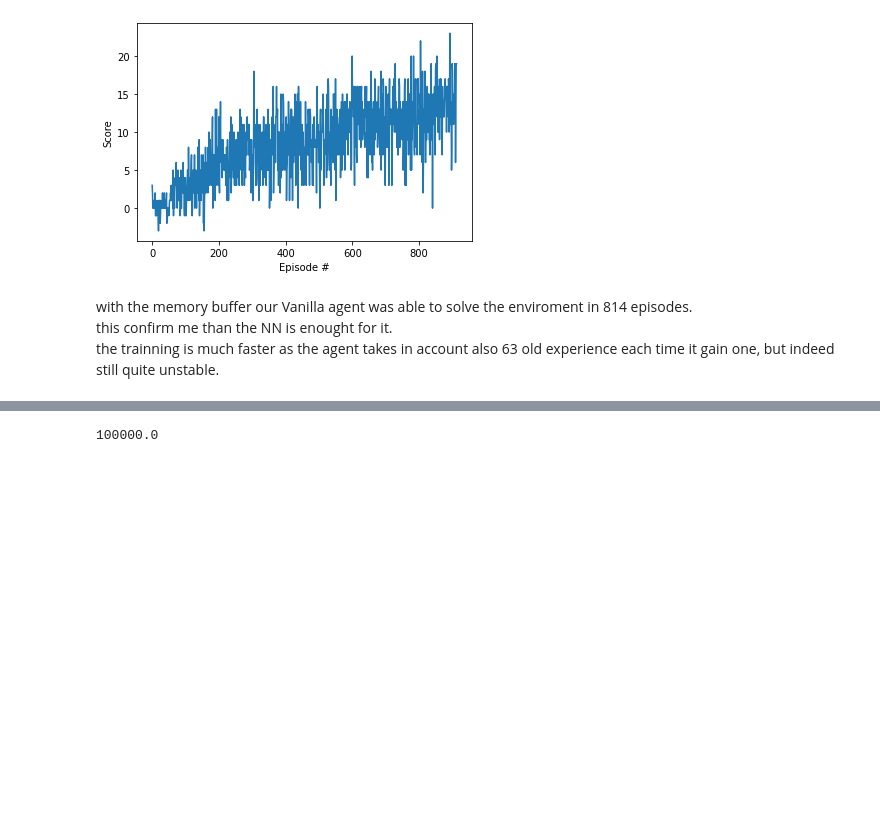
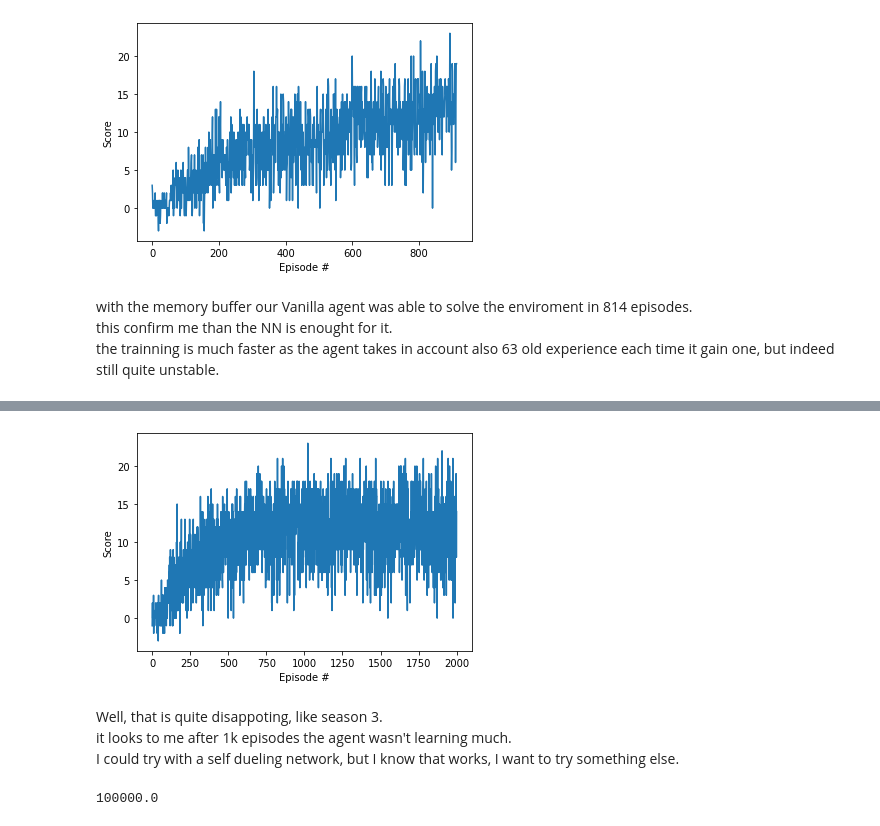
Before and after one commit to uranio238/uda-deep-reinforcement-learning, a Jupyter notebook: Main.ipynb, the cells around one changed output, grey strips where cells are left out. Drawn from its saved outputs; the diff is of its cells as text; code cells hidden in the pictures; blank space fills up the shorter version.

Commit message:
dueling agent, doesn't solve

```diff
--- a/Main.ipynb
+++ b/Main.ipynb
@@ -487,0 +583,8 @@ the trainning is much faster as the agent takes in account also 63 old experienc
+# %%
+# instance Agent
+agent = DuelingAgent(state_size=state_size, action_size=action_size,replay_buffer = ReplayBuffer(int(1e5), 64))
+
+# trainning
+scores = dqn(agent, state_transform=state_transform,
+             file_start=None, file_end='dueling_2000_episodes.pth',
+             file_success='dueling_success.pth')
@@ -488,3 +612,16 @@ the trainning is much faster as the agent takes in account also 63 old experienc
+# %%
+fig = plt.figure()
+ax = fig.add_subplot(111)
+plt.plot(np.arange(len(scores)), scores)
+plt.ylabel('Score')
+plt.xlabel('Episode #')
+plt.show()
+# %% [output]
+[figure, added]
+# %% [markdown]
+Well, that is quite disappoting, like season 3. \
+it looks to me after 1k episodes the agent wasn't learning much. \
+I could try with a self dueling network, but I know that works, I want to try something else.
 # %%
 env.close()
 # %%
```
Also changed, not shown: parts of 5 cells of this notebook, 2 other files.
